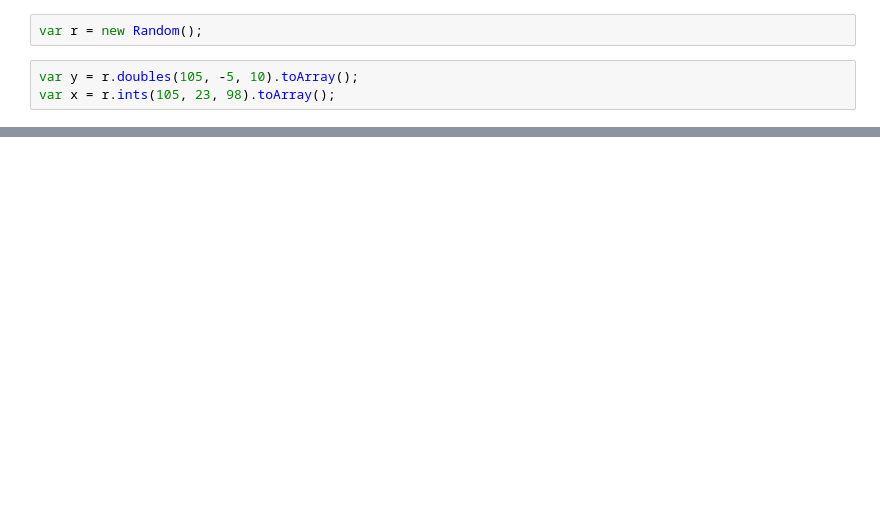
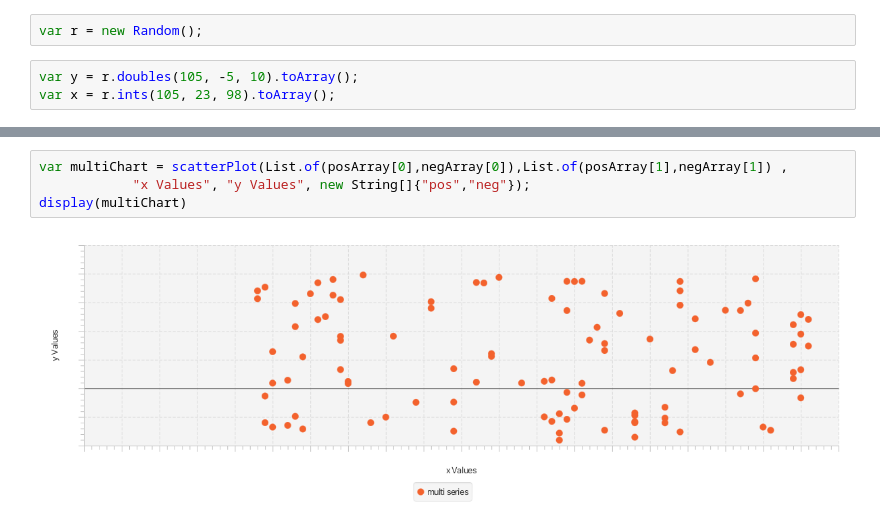
Before and after one commit to jtaccuino/jtaccuino, a Jupyter notebook: examples/fxcharts/simple-scatter.ipynb, the cells around one changed output, grey strips where cells are left out. Drawn from its saved outputs; the diff is of its cells as text; blank space fills up the shorter version.

Commit message:
Better charting experience

```diff
--- a/examples/fxcharts/simple-scatter.ipynb
+++ b/examples/fxcharts/simple-scatter.ipynb
@@ -14,0 +37,6 @@ display(chart);
+# %%
+var multiChart = scatterPlot(List.of(posArray[0],negArray[0]),List.of(posArray[1],negArray[1]) ,
+            "x Values", "y Values", new String[]{"pos","neg"});
+display(multiChart)
+# %% [output]
+[figure, added]
```
Also changed, not shown: parts of 9 cells of this notebook, 2 other files.
